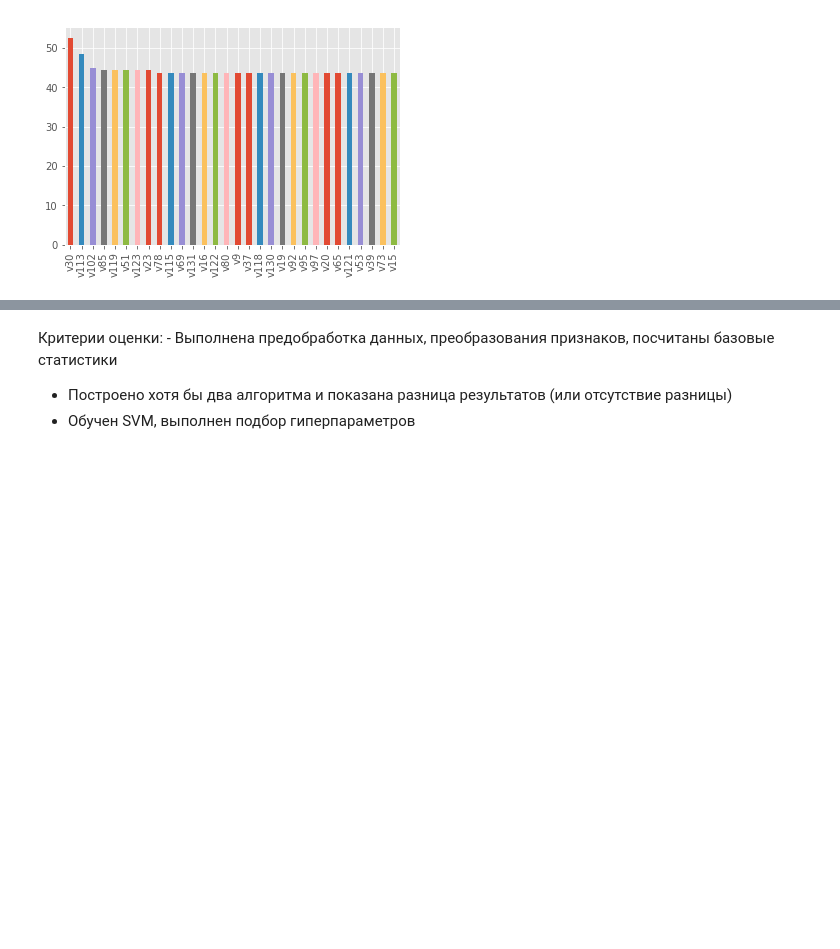
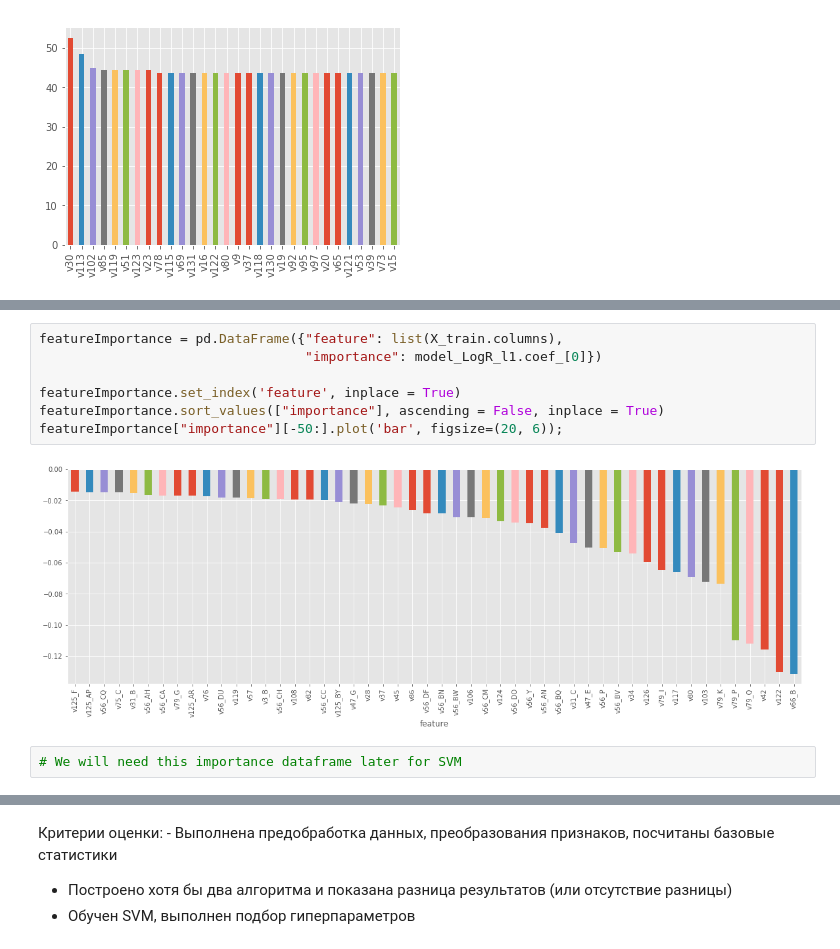
Before and after one commit to AkerkeKesha/machine-learning, a Jupyter notebook: A5/A5_SVM_Balgabekova.ipynb, the cells around one changed output, grey strips where cells are left out. Cells and saved outputs as stored; diff of their text form; blank space fills up the shorter version.

```diff
--- a/A5/A5_SVM_Balgabekova.ipynb
+++ b/A5/A5_SVM_Balgabekova.ipynb
@@ -83,0 +470,11 @@ sns.heatmap(data.iloc[:,2:20].corr(), cmap="Blues")
+# %%
+featureImportance = pd.DataFrame({"feature": list(X_train.columns),
+                                  "importance": model_LogR_l1.coef_[0]})
+
+featureImportance.set_index('feature', inplace = True)
+featureImportance.sort_values(["importance"], ascending = False, inplace = True)
+featureImportance["importance"][-50:].plot('bar', figsize=(20, 6));
+# %% [output]
+[figure, added]
+# %%
+# We will need this importance dataframe later for SVM
```
Also changed, not shown: parts of 69 cells of this notebook.
